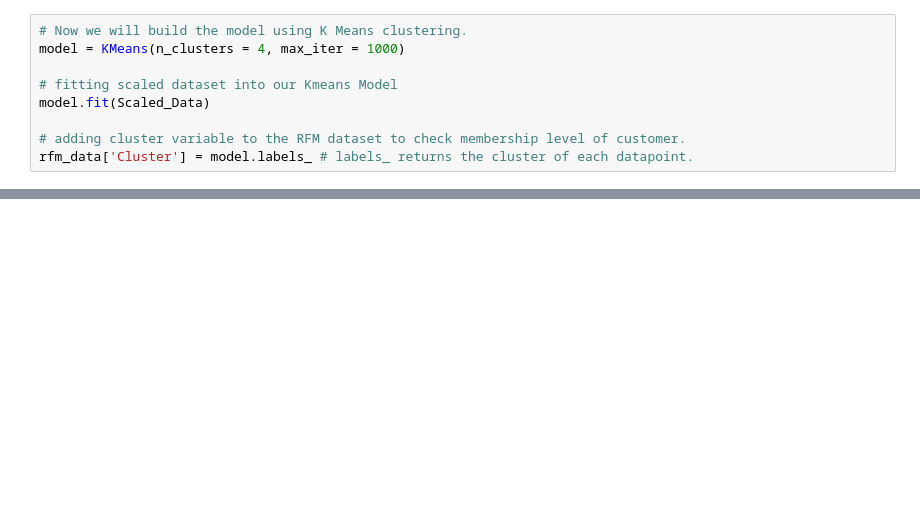
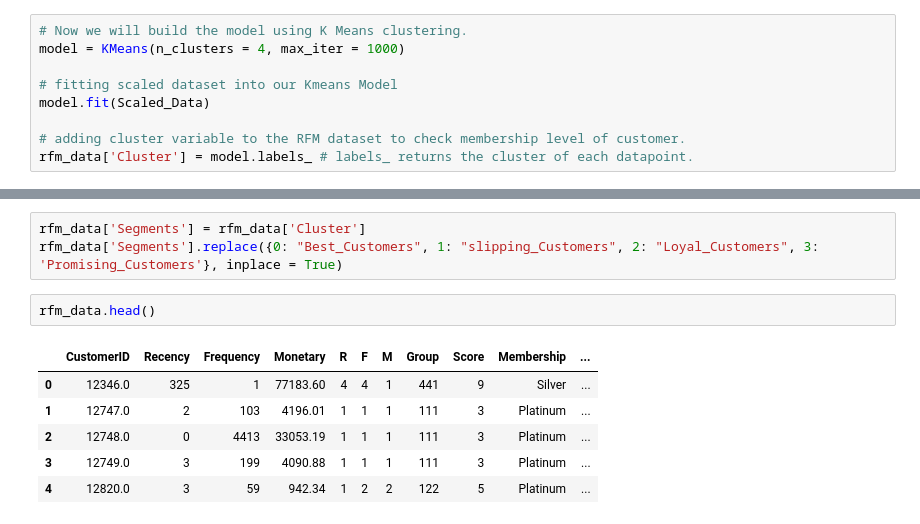
Before and after one commit to jithesh9539/Customer_Segmentation_Final, a Jupyter notebook: Customer_Segmentation_CMPE255.ipynb, the cells around one changed output, grey strips where cells are left out. Saved outputs shown, nothing was run; the diff lists cells and outputs as text; blank space fills up the shorter version.

```diff
--- a/Customer_Segmentation_CMPE255.ipynb
+++ b/Customer_Segmentation_CMPE255.ipynb
@@ -474,0 +530,12 @@ rfm_data[rfm_data['Group']=='444'].head()
+# %%
+rfm_data['Segments'] = rfm_data['Cluster']
+rfm_data['Segments'].replace({0: "Best_Customers", 1: "slipping_Customers", 2: "Loyal_Customers", 3: 'Promising_Customers'}, inplace = True)
+# %%
+rfm_data.head()
+# %% [output]
+|  | CustomerID | Recency | Frequency | Monetary | R | F | M | Group | Score | Membership | ... |
+| 0 | 12346.0 | 325 | 1 | 77183.60 | 4 | 4 | 1 | 441 | 9 | Silver | ... |
+| 1 | 12747.0 | 2 | 103 | 4196.01 | 1 | 1 | 1 | 111 | 3 | Platinum | ... |
+| 2 | 12748.0 | 0 | 4413 | 33053.19 | 1 | 1 | 1 | 111 | 3 | Platinum | ... |
+| 3 | 12749.0 | 3 | 199 | 4090.88 | 1 | 1 | 1 | 111 | 3 | Platinum | ... |
+| 4 | 12820.0 | 3 | 59 | 942.34 | 1 | 2 | 2 | 122 | 5 | Platinum | ... |
```
Also changed, not shown: parts of 14 cells of this notebook.
